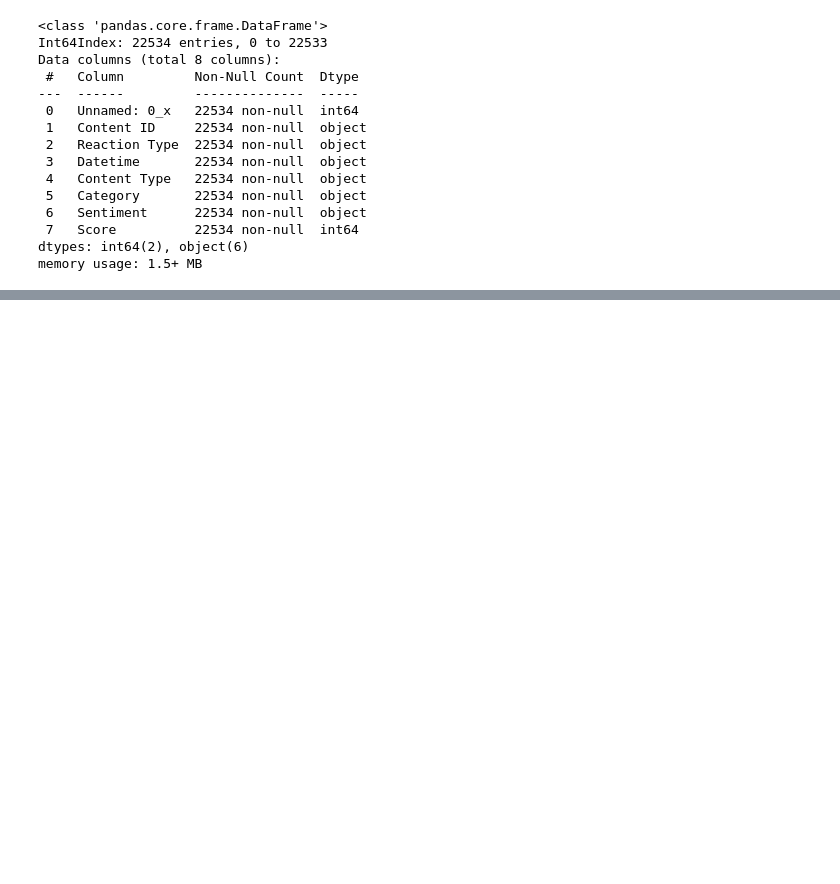
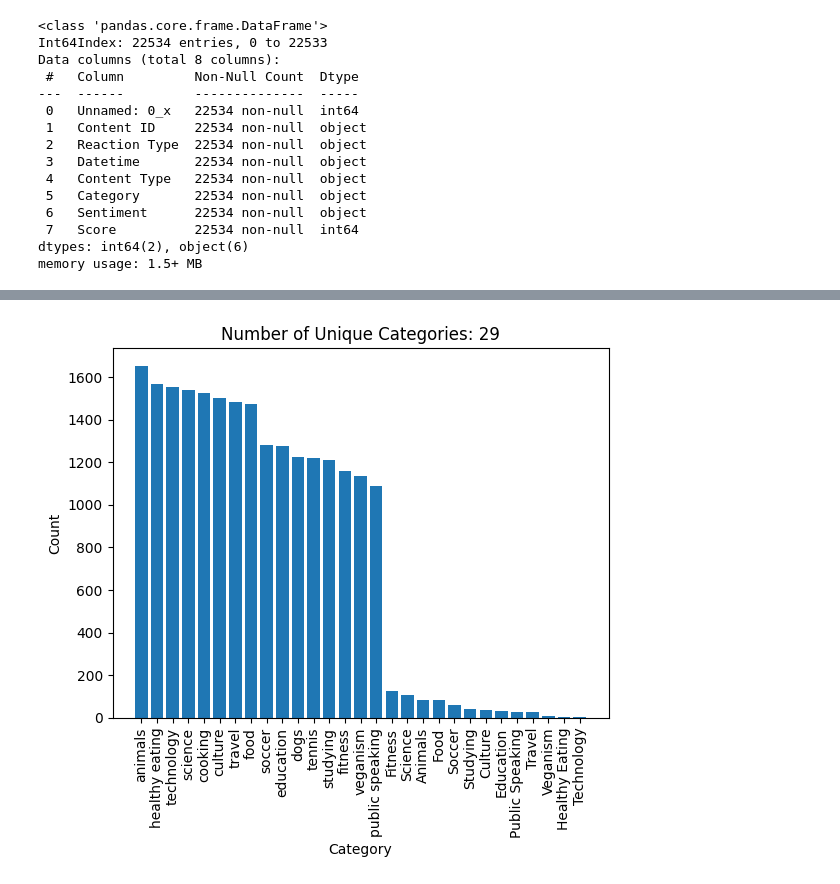
Before and after one commit to ayushjain01/Accenture-Forage, a Jupyter notebook: Untitled-1.ipynb, the cells around one changed output, grey strips where cells are left out. Cells and saved outputs as stored; diff of their text form; code cells hidden in the pictures; blank space fills up the shorter version.

```diff
--- a/Untitled-1.ipynb
+++ b/Untitled-1.ipynb
@@ -313,0 +379,13 @@ with pd.ExcelWriter('Cleaned Data.xlsx') as writer:
+# %%
+num_unique_categories = cleaneddf['Category'].nunique()
+
+# Create a bar plot of unique categories
+category_counts = cleaneddf['Category'].value_counts()
+plt.bar(category_counts.index, category_counts)
+plt.xlabel('Category')
+plt.ylabel('Count')
+plt.title(f'Number of Unique Categories: {num_unique_categories}')
+plt.xticks(rotation=90)
+plt.show()
+# %% [output]
+[figure, added]
```
Also changed, not shown: parts of 8 cells of this notebook, 2 other files.
